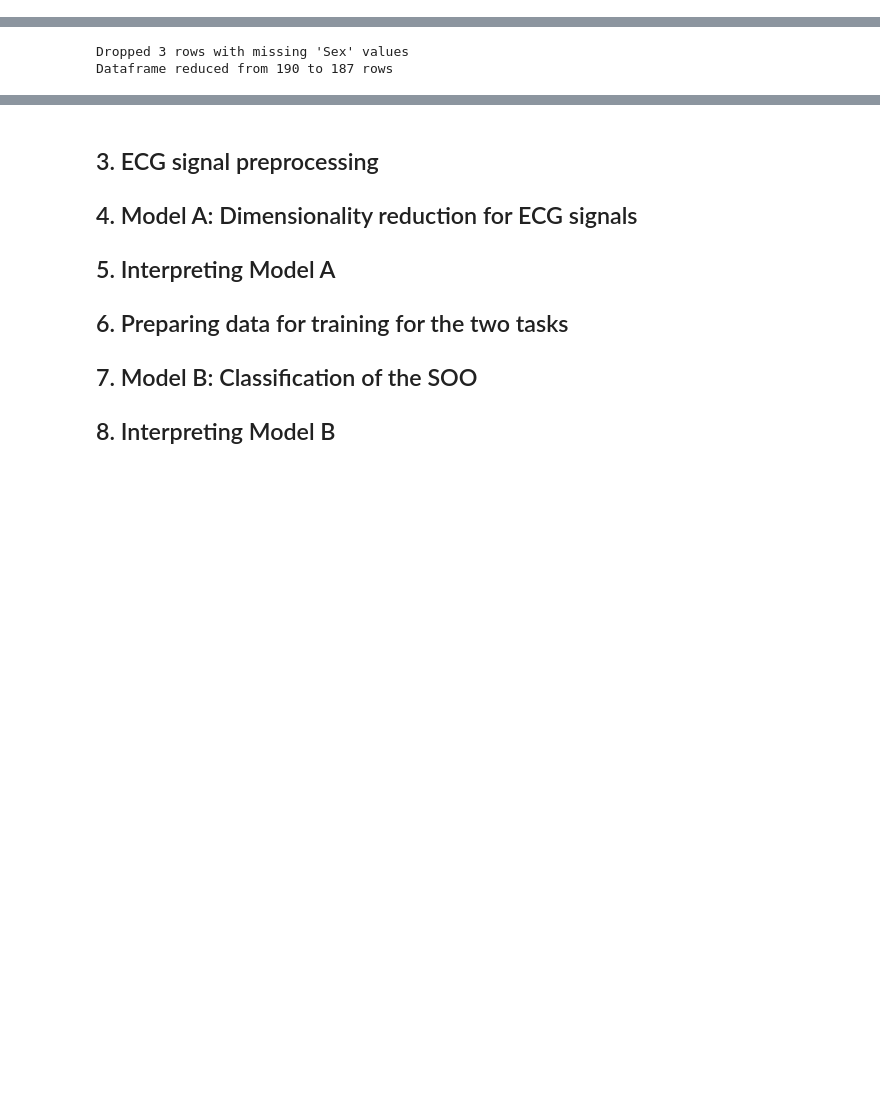
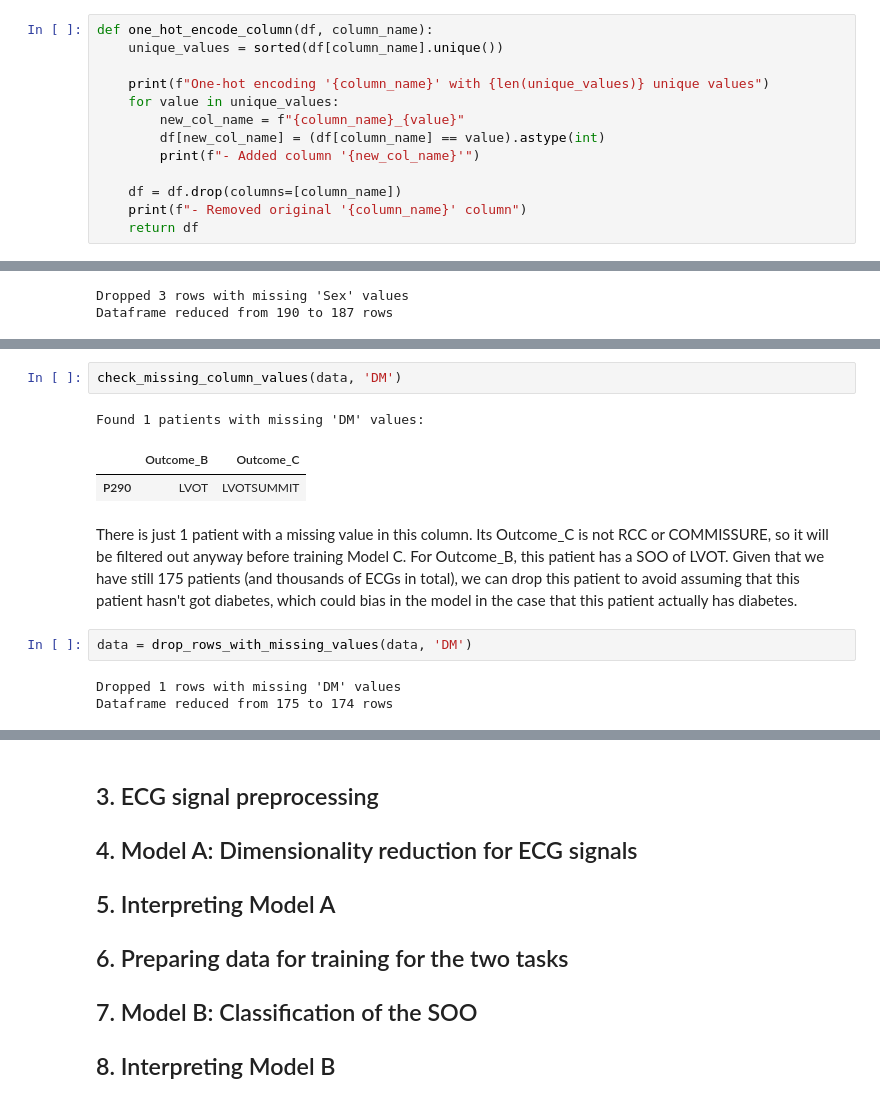
Before and after one commit to uripont/arrhythmia-origin-predictor, a Jupyter notebook: project_arrhythmias.ipynb, the cells around one changed output, grey strips where cells are left out. Saved outputs shown, nothing was run; the diff lists cells and outputs as text; blank space fills up the shorter version.

```diff
--- a/project_arrhythmias.ipynb
+++ b/project_arrhythmias.ipynb
@@ -899,6 +899,19 @@ def drop_rows_with_missing_values(df, column_name):
     print(f"Dropped {missing_count} rows with missing '{column_name}' values")
     print(f"Dataframe reduced from {initial_rows} to {len(df)} rows")
     return df
+# %%
+def one_hot_encode_column(df, column_name):
+    unique_values = sorted(df[column_name].unique())
+
+    print(f"One-hot encoding '{column_name}' with {len(unique_values)} unique values")
+    for value in unique_values:
+        new_col_name = f"{column_name}_{value}"
+        df[new_col_name] = (df[column_name] == value).astype(int)
+        print(f"- Added column '{new_col_name}'")
+
+    df = df.drop(columns=[column_name])
+    print(f"- Removed original '{column_name}' column")
+    return df
 # %% [markdown]
 #### 2.6.1. 'Sex' column
 
@@ -926,0 +1026,13 @@ Dataframe reduced from 190 to 187 rows
+# %%
+check_missing_column_values(data, 'DM')
+# %% [output]
+Found 1 patients with missing 'DM' values:
+|  | Outcome_B | Outcome_C |
+| P290 | LVOT | LVOTSUMMIT |
+# %% [markdown]
+There is just 1 patient with a missing value in this column. Its Outcome_C is not RCC or COMMISSURE, so it will be filtered out anyway before training Model C. For Outcome_B, this patient has a SOO of LVOT. Given that we have still 175 patients (and thousands of ECGs in total), we can drop this patient to avoid assuming that this patient hasn't got diabetes, which could bias in the model in the case that this patient actually has diabetes.
+# %%
+data = drop_rows_with_missing_values(data, 'DM')
+# %% [output]
+Dropped 1 rows with missing 'DM' values
+Dataframe reduced from 175 to 174 rows
```
Also changed, not shown: parts of 34 cells of this notebook.
